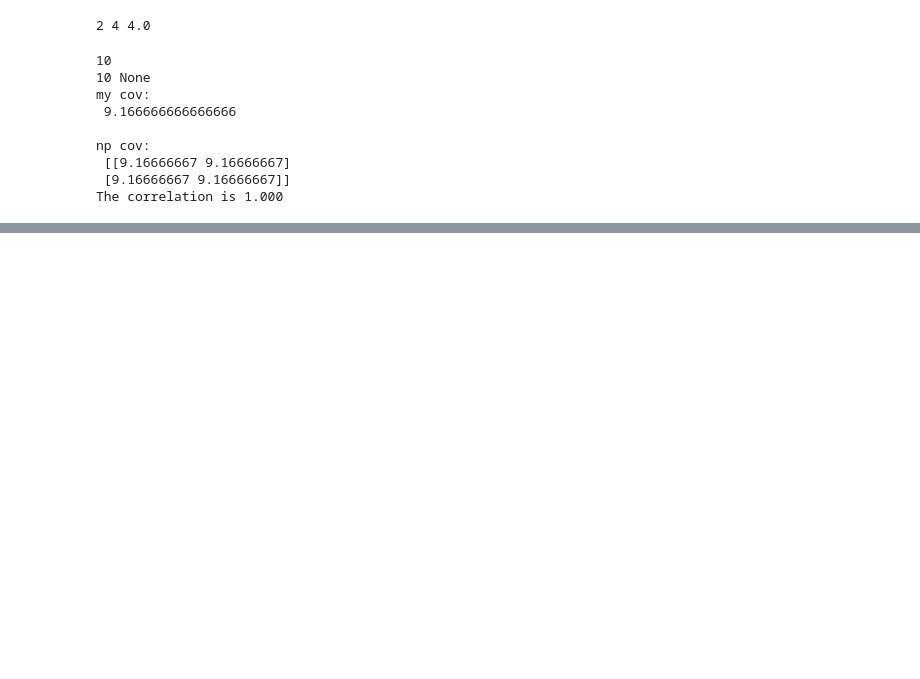
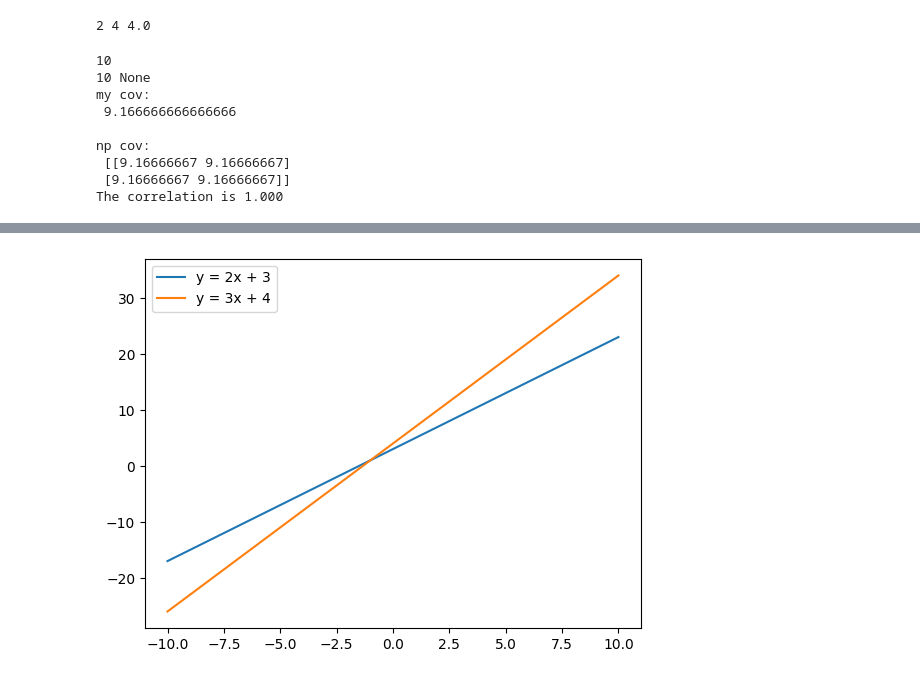
Before and after one commit to ywang1bu/refresher_course, a Jupyter notebook: week3_refresher.ipynb, the cells around one changed output, grey strips where cells are left out. Saved outputs shown, nothing was run; the diff lists cells and outputs as text; code cells hidden in the pictures; blank space fills up the shorter version.

```diff
--- a/week3_refresher.ipynb
+++ b/week3_refresher.ipynb
@@ -147,0 +225,6 @@ Correlation matrix:
+# %%
+#Affine Funcitons
+def affine(x, a, b): #this is an example of a python funciton
+    return x*a+b
+
+print("Affine(2, 3, 4):", affine(2, 3, 4))
@@ -147,0 +327,10 @@ Correlation matrix:
+# %%
+x = my_np.linspace(-10, 10, 400)
+y1 = affine(x, 2, 3)
+y2 = affine(x, 3, 4)
+plt.plot(x, y1, label='y = 2x + 3')
+plt.plot(x, y2, label='y = 3x + 4')
+plt.legend()
+plt.show()
+# %% [output]
+[figure, added]
```
Also changed, not shown: parts of 20 cells of this notebook.
